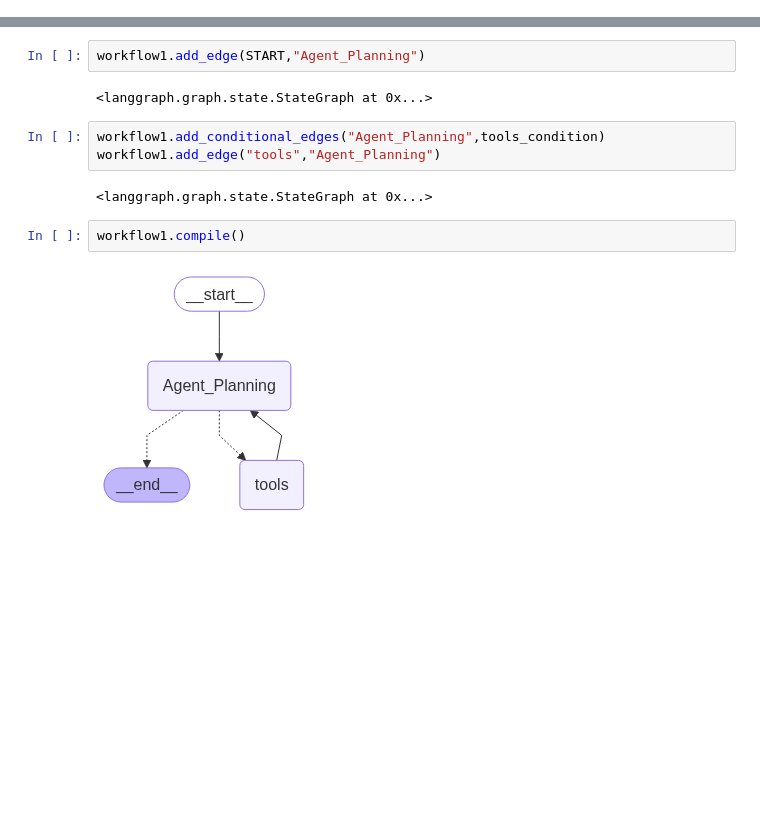
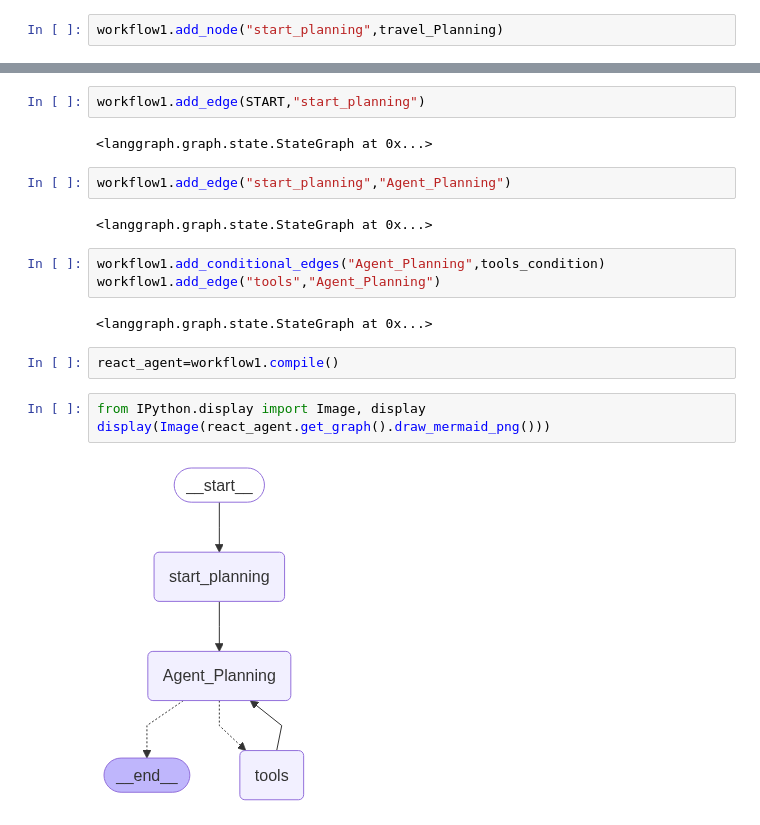
Before and after one commit to Divya-Chintala/Agentic_AI, a Jupyter notebook: langgraph/AI_TravelAgent.ipynb, the cells around one changed output, grey strips where cells are left out. Cells and saved outputs as stored; diff of their text form; blank space fills up the shorter version.

```diff
--- a/langgraph/AI_TravelAgent.ipynb
+++ b/langgraph/AI_TravelAgent.ipynb
@@ -79,2 +198,4 @@ def agent_planning(state:MessagesState):
 # %%
 workflow1=StateGraph(MessagesState)
+# %%
+workflow1.add_node("start_planning",travel_Planning)
@@ -91,15 +214,22 @@ workflow1.add_node("tools",tools)
 # %% [output]
 <langgraph.graph.state.StateGraph at 0x...>
 # %%
-workflow1.add_edge(START,"Agent_Planning")
+workflow1.add_edge(START,"start_planning")
 # %% [output]
 <langgraph.graph.state.StateGraph at 0x...>
+# %%
+workflow1.add_edge("start_planning","Agent_Planning")
+# %% [output]
+<langgraph.graph.state.StateGraph at 0x...>
 # %%
 workflow1.add_conditional_edges("Agent_Planning",tools_condition)
 workflow1.add_edge("tools","Agent_Planning")
 # %% [output]
 <langgraph.graph.state.StateGraph at 0x...>
 # %%
-workflow1.compile()
+react_agent=workflow1.compile()
-# %% [output]
-[figure, removed]
+# %%
+from IPython.display import Image, display
+display(Image(react_agent.get_graph().draw_mermaid_png()))
+# %% [output]
+[figure, added]
```
Also changed, not shown: parts of 14 cells of this notebook.
